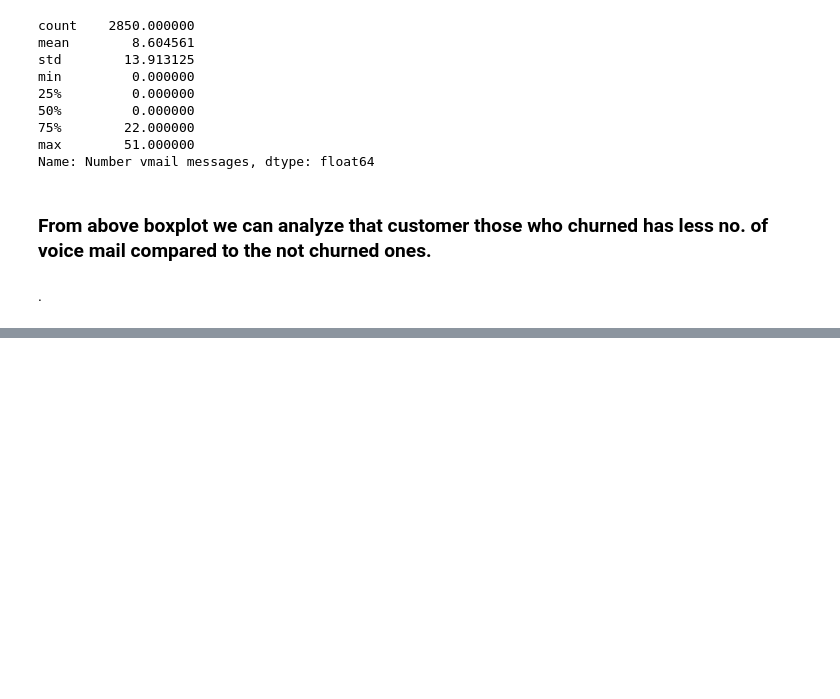
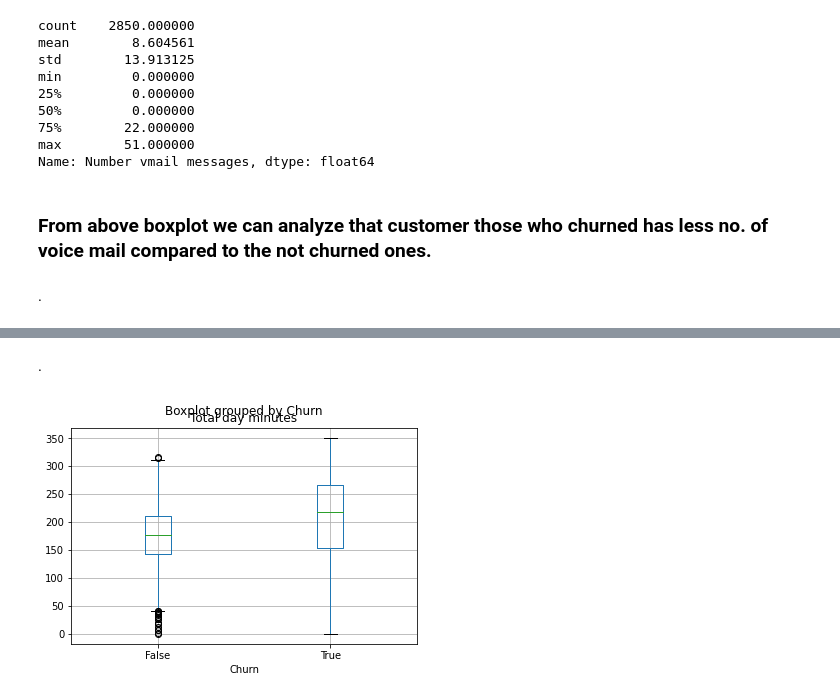
Before and after one commit to Harshjyot-Singh-Chawla/Exploratory-Data-Analysis-of-churn-dataset, a Jupyter notebook: capstone_project_1_(telecom_churn)_(4).ipynb, the cells around one changed output, grey strips where cells are left out. Drawn from its saved outputs; the diff is of its cells as text; code cells hidden in the pictures; blank space fills up the shorter version.

```diff
--- a/capstone_project_1_(telecom_churn)_(4).ipynb
+++ b/capstone_project_1_(telecom_churn)_(4).ipynb
@@ -378,0 +424,8 @@ Name: Number vmail messages, dtype: float64
+# %% [markdown]
+.
+# %%
+ # Box Plot for Total day minutes grouped by Churn
+churn_df.boxplot(column='Total day minutes',by='Churn')
+plt.show()
+# %% [output]
+[figure, added]
```
Also changed, not shown: parts of 17 cells of this notebook.
